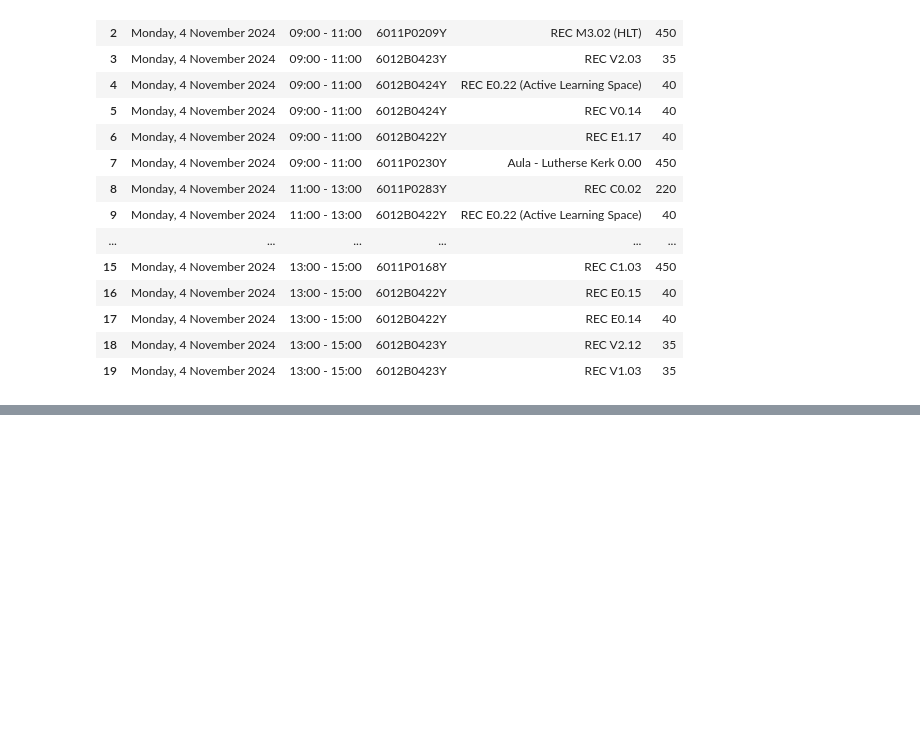
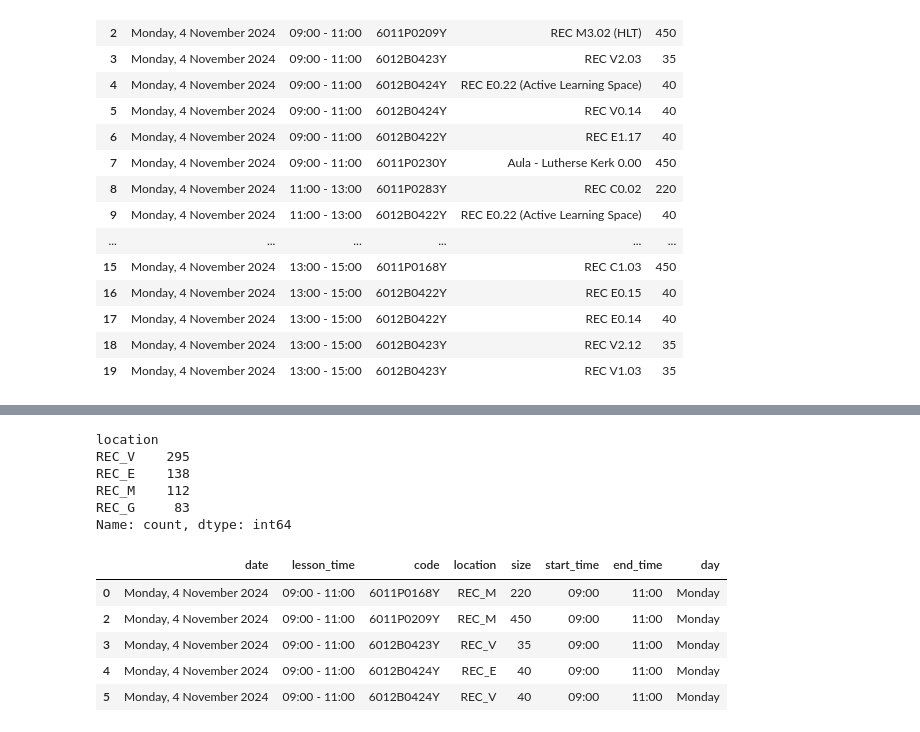
Before and after one commit to dJonaitis/roetersstraat, a Jupyter notebook: rooster/data_work.ipynb, the cells around one changed output, grey strips where cells are left out. Cells and saved outputs as stored; diff of their text form; code cells hidden in the pictures; blank space fills up the shorter version.

```diff
--- a/rooster/data_work.ipynb
+++ b/rooster/data_work.ipynb
@@ -45,0 +46,38 @@ New length: 2588
+# %%
+# keep only the first 5 characters of location
+df['location'] = df['location'].str[:5]
+
+# recode each location value by dict
+dict = {
+    'REC J': 'REC_J/K',
+    'REC C': 'REC_ABC',
+    'REC V': 'REC_V',
+    'REC A': 'REC_ABC',
+    'REC B': 'REC_ABC',
+    'REC E': 'REC_E',
+    'REC M': 'REC_M',
+    'REC G': 'REC_G',
+    'REC L': 'REC_LAB',
+}
+
+
+df['location'] = df['location'].replace(dict)
+# drop any rows where location is not in dict
+df = df[df['location'].isin(dict.values())]
+df['location'].value_counts()
+# %% [output]
+location
+REC_V    295
+REC_E    138
+REC_M    112
+REC_G     83
+Name: count, dtype: int64
+# %%
+df.head()
+# %% [output]
+|  | date | lesson_time | code | location | size | start_time | end_time | day |
+| 0 | Monday, 4 November 2024 | 09:00 - 11:00 | 6011P0168Y | REC_M | 220 | 09:00 | 11:00 | Monday |
+| 2 | Monday, 4 November 2024 | 09:00 - 11:00 | 6011P0209Y | REC_M | 450 | 09:00 | 11:00 | Monday |
+| 3 | Monday, 4 November 2024 | 09:00 - 11:00 | 6012B0423Y | REC_V | 35 | 09:00 | 11:00 | Monday |
+| 4 | Monday, 4 November 2024 | 09:00 - 11:00 | 6012B0424Y | REC_E | 40 | 09:00 | 11:00 | Monday |
+| 5 | Monday, 4 November 2024 | 09:00 - 11:00 | 6012B0424Y | REC_V | 40 | 09:00 | 11:00 | Monday |
```
Also changed, not shown: parts of 6 cells of this notebook, 7 other files.
